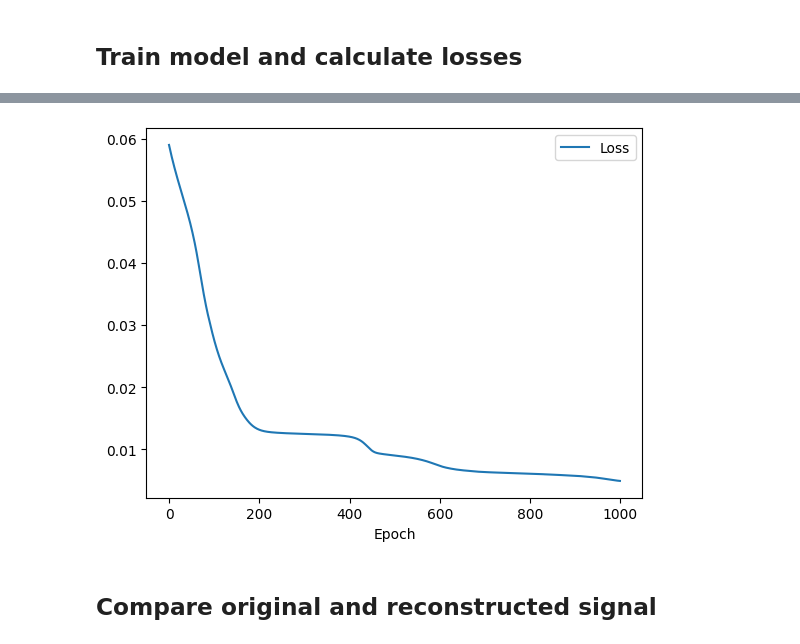
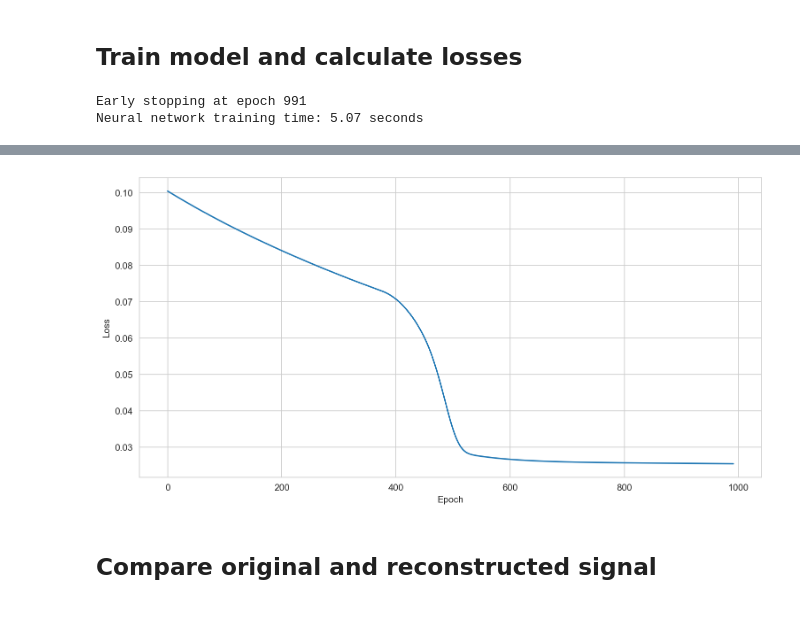
Before and after one commit to MathiaFiorelli/Praca-dyplomowa, a Jupyter notebook: PracaMagisterska.ipynb, the cells around one changed output, grey strips where cells are left out. Saved outputs shown, nothing was run; the diff lists cells and outputs as text; code cells hidden in the pictures; blank space fills up the shorter version.

```diff
--- a/PracaMagisterska.ipynb
+++ b/PracaMagisterska.ipynb
@@ -114,5 +237,6 @@ Name: RUL, dtype: float64
 # %% [markdown]
 ## Creating the neural network model
 # %%
+df = df[selected_features]
 df.shape
 # %% [output]
@@ -123,20 +247,20 @@ class Autoencoder_Linear(nn.Module):
     def __init__(self):
         super().__init__()
         self.encoder = nn.Sequential(
-            nn.Linear(20, 16), # (N, 784) -> (N, 128)
+            nn.Linear(6, 4),
             nn.ReLU(),
-            nn.Linear(16, 12),
+            nn.Linear(4, 3),
             nn.ReLU(),
-            nn.Linear(12, 5),
+            nn.Linear(3, 2),
 
         )
 
         self.decoder = nn.Sequential(
-            nn.Linear(5, 12),
+            nn.Linear(2, 3),
             nn.ReLU(),
-            nn.Linear(12, 16),
+            nn.Linear(3, 4),
             nn.ReLU(),
-            nn.Linear(16, 20),
+            nn.Linear(4, 6),
             nn.Sigmoid()
         )
 
@@ -154,13 +278,14 @@ optimizer = torch.optim.Adam(model.parameters(),
 # %% [markdown]
 ## Transform df to tensor
 # %%
-X = torch.tensor(df[df.columns.difference(['engine_no'])].values, dtype=torch.float32)
+X = torch.tensor(df.values, dtype=torch.float32)
 # %% [markdown]
 ## Train model and calculate losses
 # %%
 num_epochs = 1000
 outputs = []
-loss_dict={}
+loss_dict = {}
+start_neural_time = time()
 for epoch in tqdm(range(num_epochs)):
     recon = model(X)
     loss = criterion(recon, X)
@@ -169,9 +294,25 @@ for epoch in tqdm(range(num_epochs)):
     loss.backward()
     optimizer.step()
     loss_dict[epoch] = loss.item()
+
+    # if in the last 10 epochs the loss is not decreasing by at least 1e-3, break
+    if epoch > num_epochs - 10:
+        break_flag = np.std(list(loss_dict.values())[-10:])
+        if break_flag < 1e-3:
+            print(f"Early stopping at epoch {epoch}")
+            break
+
+end_neural_time = time() - start_neural_time
+print(f"Neural network training time: {end_neural_time:.2f} seconds")
+# %% [output]
+Early stopping at epoch 991
+Neural network training time: 5.07 seconds
 # %%
 df_loss = pd.DataFrame.from_dict(loss_dict, orient='index', columns=['Loss'])
+
+fig, ax = plt.subplots(figsize=(10, 5), layout='constrained', dpi=150)
 df_loss.index.name = 'Epoch'
 df_loss.reset_index(inplace=True)
-df_loss.plot(x='Epoch', y='Loss')
+df_loss['Model'] = 'Neural Network'
+sns.lineplot(data=df_loss, x='Epoch', y='Loss', ax=ax)
 # %% [output]
@@ -179,4 +320,4 @@ df_loss.plot(x='Epoch', y='Loss')
-[figure, old version]
+[figure, new version]
 # %% [markdown]
 ## Compare original and reconstructed signal
 # %% [markdown]
```
Also changed, not shown: parts of 53 cells of this notebook, 1 other file.
